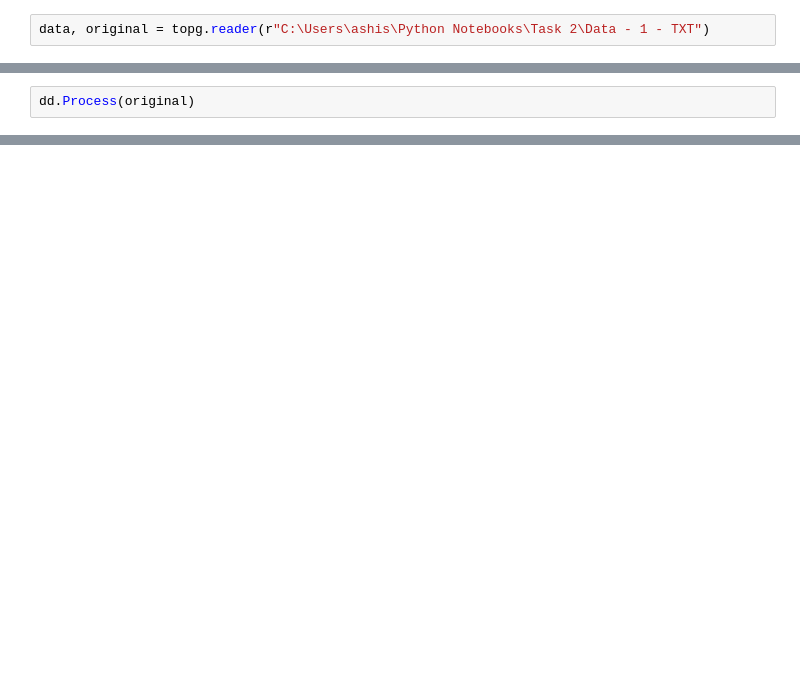
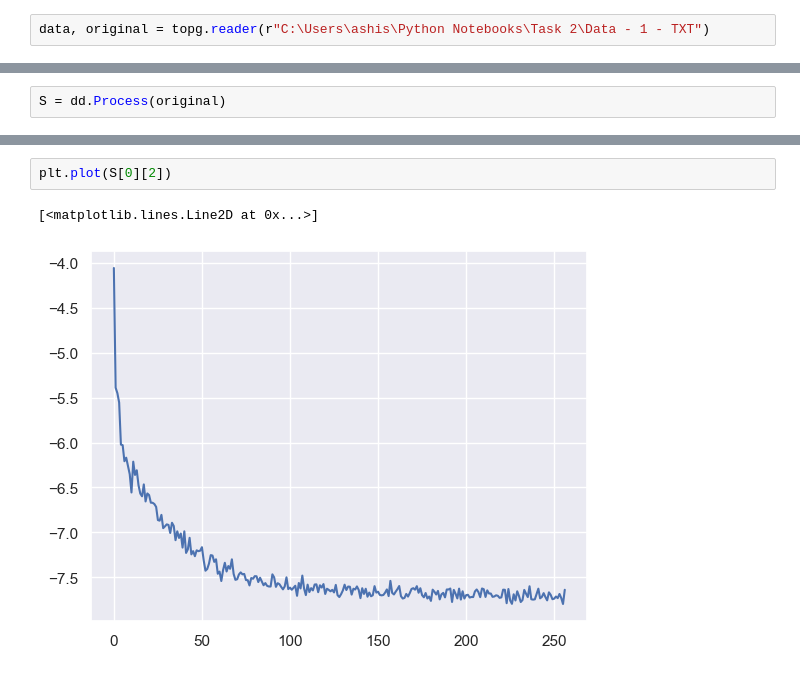
Before and after one commit to maddoxx02/Polymer_Clustering, a Jupyter notebook: Tester.ipynb, the cells around one changed output, grey strips where cells are left out. Cells and saved outputs as stored; diff of their text form; blank space fills up the shorter version.

```diff
--- a/Tester.ipynb
+++ b/Tester.ipynb
@@ -33,2 +11,2 @@ Y[0] = (dd.mag_maker(original[0])[1])
 # %%
-dd.Process(original)
+S = dd.Process(original)
@@ -64,0 +35,5 @@ original
+# %%
+plt.plot(S[0][2])
+# %% [output]
+[<matplotlib.lines.Line2D at 0x...>]
+[figure, added]
```
Also changed, not shown: parts of 15 cells of this notebook, 1 other file.
